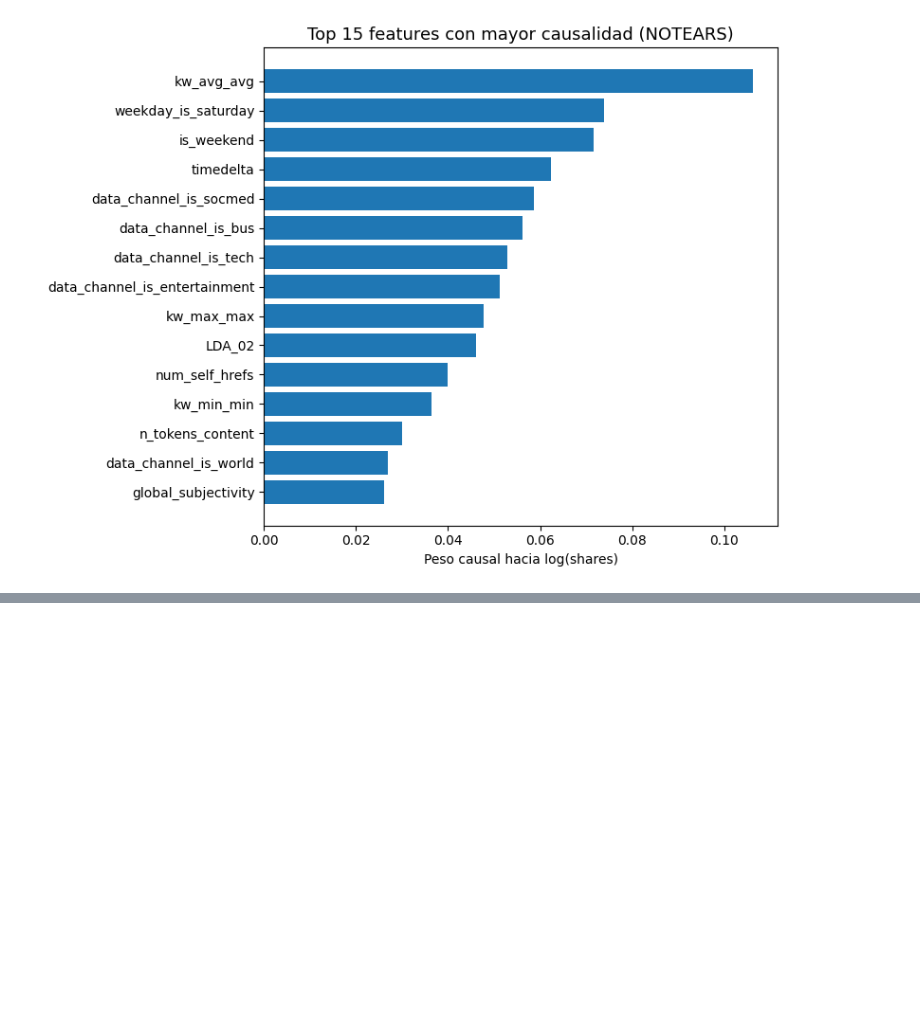
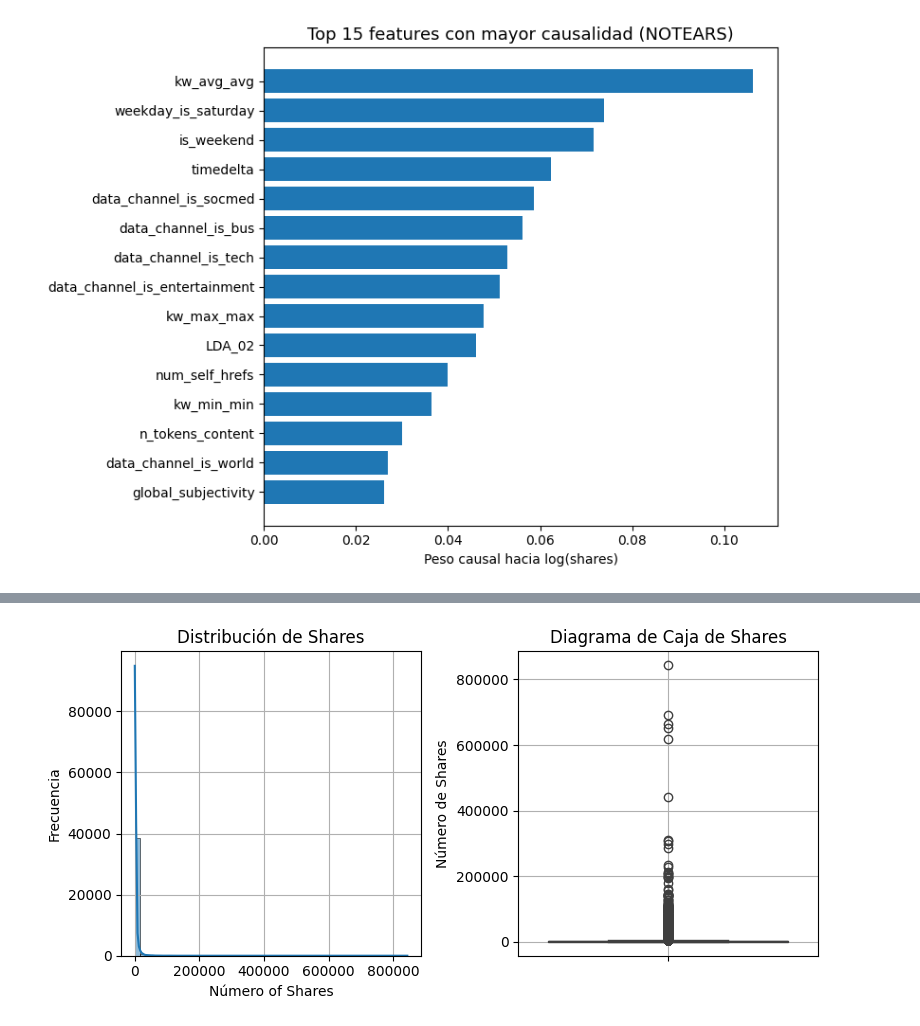
Before and after one commit to josenomberto/UTEC-CDIAV3-MCD8010, a Jupyter notebook: proyecto1_v3.0.ipynb, the cells around one changed output, grey strips where cells are left out. Drawn from its saved outputs; the diff is of its cells as text; code cells hidden in the pictures; blank space fills up the shorter version.

```diff
--- a/proyecto1_v3.0.ipynb
+++ b/proyecto1_v3.0.ipynb
@@ -314,0 +361,6 @@ plt.show()
+# %%
+print("\n2. Análisis Exploratorio de Datos (EDA)")
+print("\n2.1. Cargando base de datos en dataframe.")
+df = pd.read_csv('/content/OnlineNewsPopularity.csv')
+print("\n     Base de Datos cargada correctamente.")
+df.head()
@@ -314,0 +448,24 @@ plt.show()
+# %%
+# Crea histograma de la columna "shares"
+
+plt.figure(figsize=(8, 4))
+
+plt.subplot(1, 2, 1) # Selecciona el primer plot en 1x2
+sns.histplot(df[' shares'], bins=50, kde=True)
+plt.title('Distribución de Shares')
+plt.xlabel('Número of Shares')
+plt.ylabel('Frecuencia')
+plt.grid(True)
+
+# Crea diagrama de caja de la columna "shares"
+plt.subplot(1, 2, 2) # # Selecciona el segundo plot en 1x2
+sns.boxplot(y=df[' shares'])
+plt.title('Diagrama de Caja de Shares')
+plt.ylabel('Número de Shares')
+plt.grid(True)
+
+plt.tight_layout()
+
+plt.show()
+# %% [output]
+[figure, added]
```
Also changed, not shown: parts of 60 cells of this notebook.
